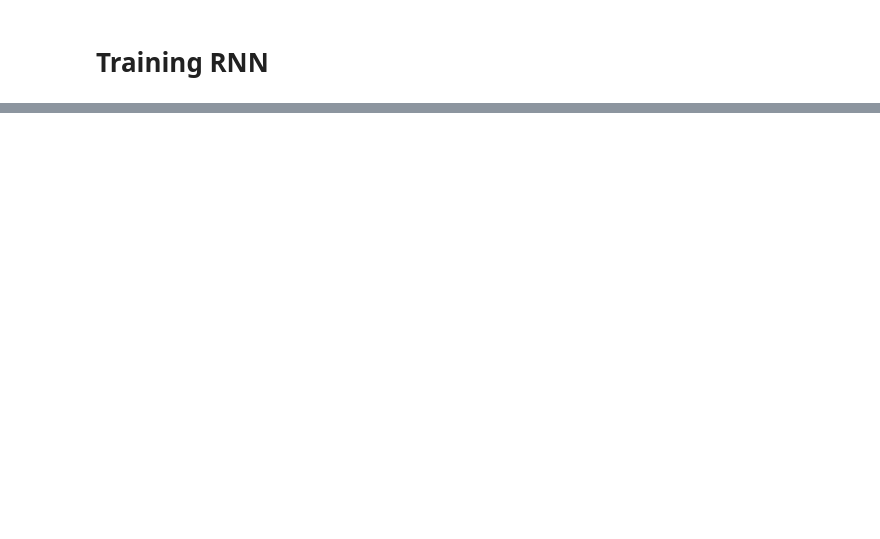
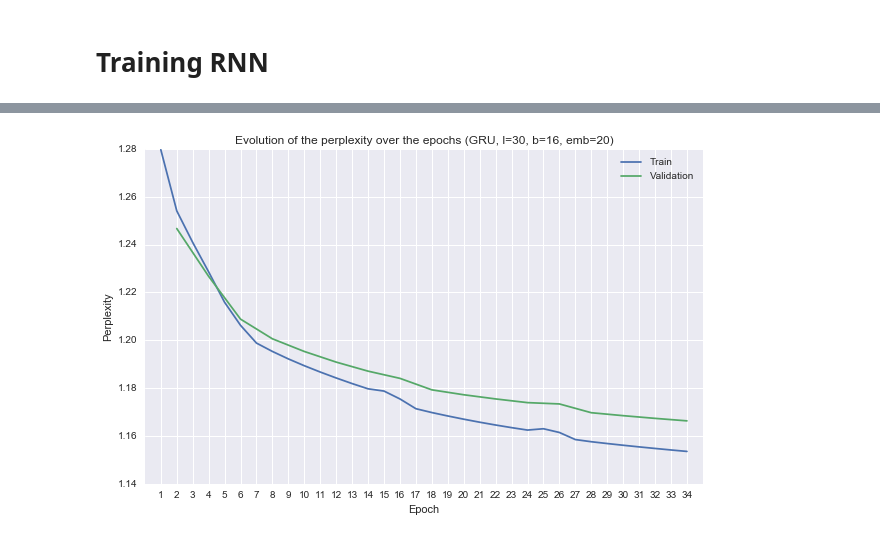
Before and after one commit to eneyi/cs287, a Jupyter notebook: HW4/notebook/Plot.ipynb, the cells around one changed output, grey strips where cells are left out. Saved outputs shown, nothing was run; the diff lists cells and outputs as text; code cells hidden in the pictures; blank space fills up the shorter version.

```diff
--- a/HW4/notebook/Plot.ipynb
+++ b/HW4/notebook/Plot.ipynb
@@ -103,0 +136,17 @@ with h5py.File('log_hyper_embedding.f5','r') as hf:
+# %%
+val_perp = [1.2467422844996, 1.2267422844996,1.2088579236428,1.2006284614829,1.1953346338126,1.1908863198291,1.1871044336422,1.1840898392083,1.1792869281535,1.177232832283 ,1.1754881318031,1.1739414781614,1.173395014,1.1697229317069,1.1684899324422,1.1673607266979,1.166320497]
+# %%
+train_loss = [0.24662751444763,0.22644992760149,0.21586756464063,0.20588786611453,0.19548649256202,0.18753432665153,0.18135815098318,0.17843319981618,0.17582000858789,0.17342742262632,0.17120608813403,0.16911203085189,0.1671295096868 ,0.16527202300677,0.1644748422442 ,0.1616761848937 ,0.15819938054031,0.15682596094484,0.15560150461672,0.15444937533606,0.1533688281671 ,0.1523599688517 ,0.15141961276476,0.15054239950379,0.15102133170376,0.14967832680039,0.14712340869834,0.14634317440166,0.14568765712831,0.14506850216721,0.14447676786644,0.14390880808384,0.14336208173163,0.14283445960168]
+# %%
+ig = plt.figure(figsize=(10, 6), dpi=100)
+
+plt.plot(range(1,len(train_loss)+1),np.exp(train_loss), label='Train')
+plt.plot(range(2,len(train_loss)+1,2),val_perp, label='Validation')
+plt.xticks(range(1,len(train_loss)+1))
+plt.title("Evolution of the perplexity over the epochs (GRU, l=30, b=16, emb=20)")
+plt.ylabel('Perplexity')
+plt.xlabel('Epoch')
+plt.legend()
+plt.show()
+# %% [output]
+[figure, added]
```
Also changed, not shown: parts of 11 cells of this notebook, 14 other files.
